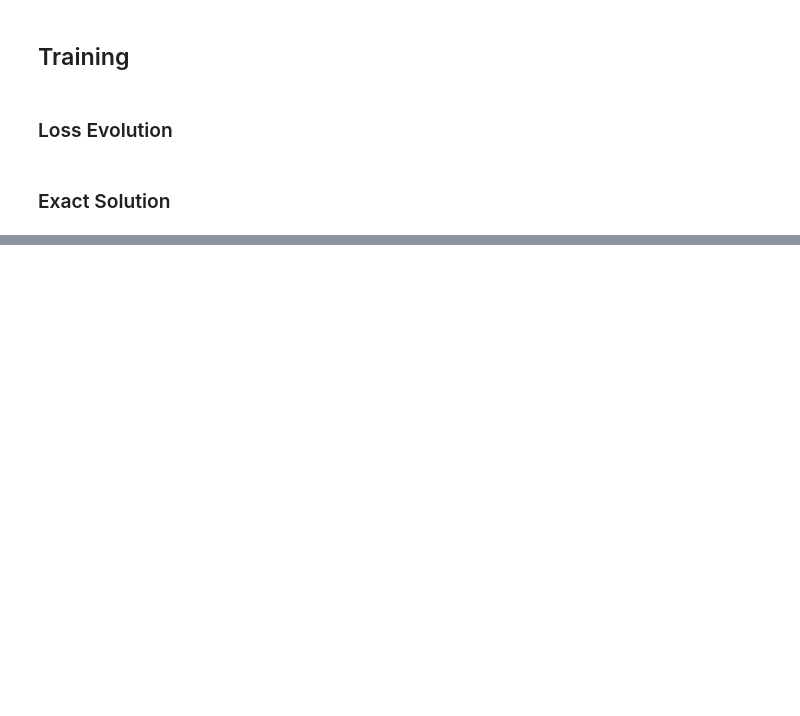
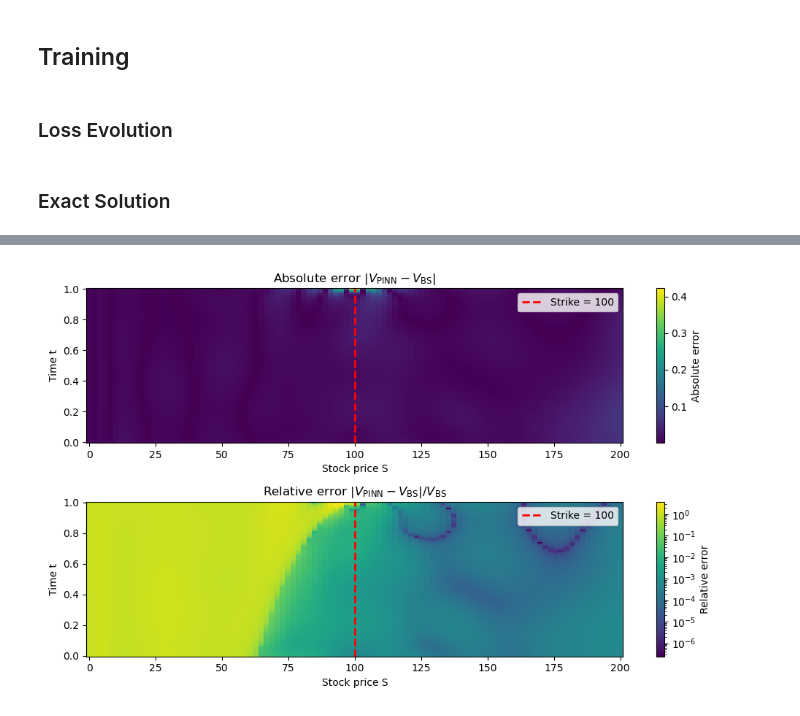
Before and after one commit to jmelo11/pricing_pinns, a Jupyter notebook: experiments/blackscholes/call/call.ipynb, the cells around one changed output, grey strips where cells are left out. Saved outputs shown, nothing was run; the diff lists cells and outputs as text; code cells hidden in the pictures; blank space fills up the shorter version.

```diff
--- a/experiments/blackscholes/call/call.ipynb
+++ b/experiments/blackscholes/call/call.ipynb
@@ -219,42 +218,43 @@ plt.show()
 # %%
 # smooth absolute / relative-error heat-maps
-fig2 = plt.figure(figsize=(10, 7))
+fig2 = plt.figure(figsize=(10, 6))
 
-eps = 1e-4
+eps = 1e-1
 rel_err_np = np.abs(V_pinn_np - V_bs_np) / np.where(np.abs(V_bs_np) > eps,
                                                     V_bs_np,
                                                     np.nan)
+den  = np.maximum(np.abs(V_bs_np), eps)
+rel_err_np  = np.abs(V_pinn_np - den) / den
 
 # absolute error -----------------------------------------------------------
 ax1 = fig2.add_subplot(2, 1, 1)
-cmesh1 = ax1.pcolormesh(S_np, t_np, err_np,
-                        shading="gouraud",           # <- smooth shading
-                        cmap="inferno")
-ax1.set_title("Absolute error |V_PINN - V_BS|")
+cmesh1 = ax1.pcolormesh(S_np, t_np, err_np, cmap="viridis")
+ax1.set_title(r"Absolute error $|V_\text{PINN} - V_\text{BS}|$")
 ax1.set_xlabel("Stock price S")
 ax1.set_ylabel("Time t")
 ax1.axvline(x=STRIKE, color="red", linestyle="--", linewidth=2,
             label="Strike = {}".format(STRIKE))
 ax1.legend()
 fig2.colorbar(cmesh1, ax=ax1, label="Absolute error")
 
 # relative error -----------------------------------------------------------
 ax2 = fig2.add_subplot(2, 1, 2)
 log_norm = mcolors.LogNorm(vmin=np.nanmin(rel_err_np[rel_err_np > 0]),
                            vmax=np.nanmax(rel_err_np))
 cmesh2 = ax2.pcolormesh(S_np, t_np, rel_err_np,
-                        shading="gouraud",           # <- smooth shading
                         cmap="viridis",
                         norm=log_norm)
-ax2.set_title("Relative error |V_PINN - V_BS| / V_BS")
+ax2.set_title(r"Relative error $|V_\text{PINN} - V_\text{BS}| / V_\text{BS}$")
 ax2.set_xlabel("Stock price S")
 ax2.set_ylabel("Time t")
 ax2.axvline(x=STRIKE, color="red", linestyle="--", linewidth=2,
             label="Strike = {}".format(STRIKE))
 ax2.legend()
 fig2.colorbar(cmesh2, ax=ax2, label="Relative error")
 
 fig2.tight_layout()
 plt.show()
+# %% [output]
+[figure, added]
 # %%
 np.linalg.norm(err_np, ord=2) / np.linalg.norm(V_bs_np, ord=2)
```
Also changed, not shown: parts of 15 cells of this notebook, 23 other files.
